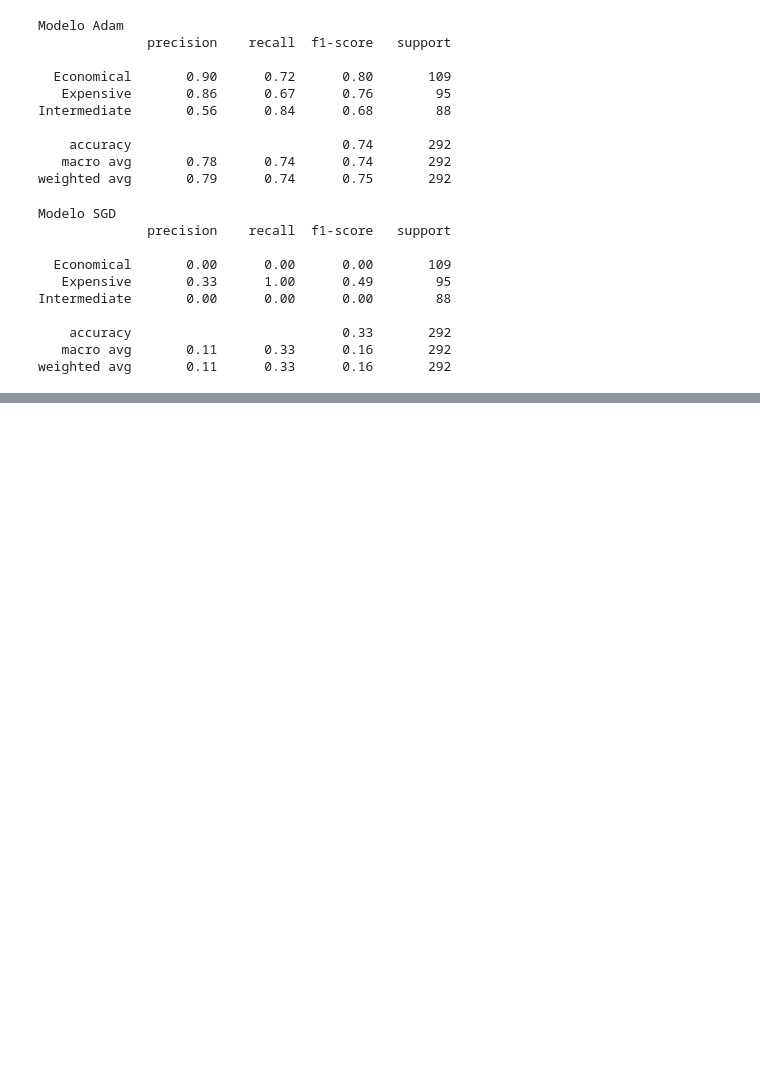
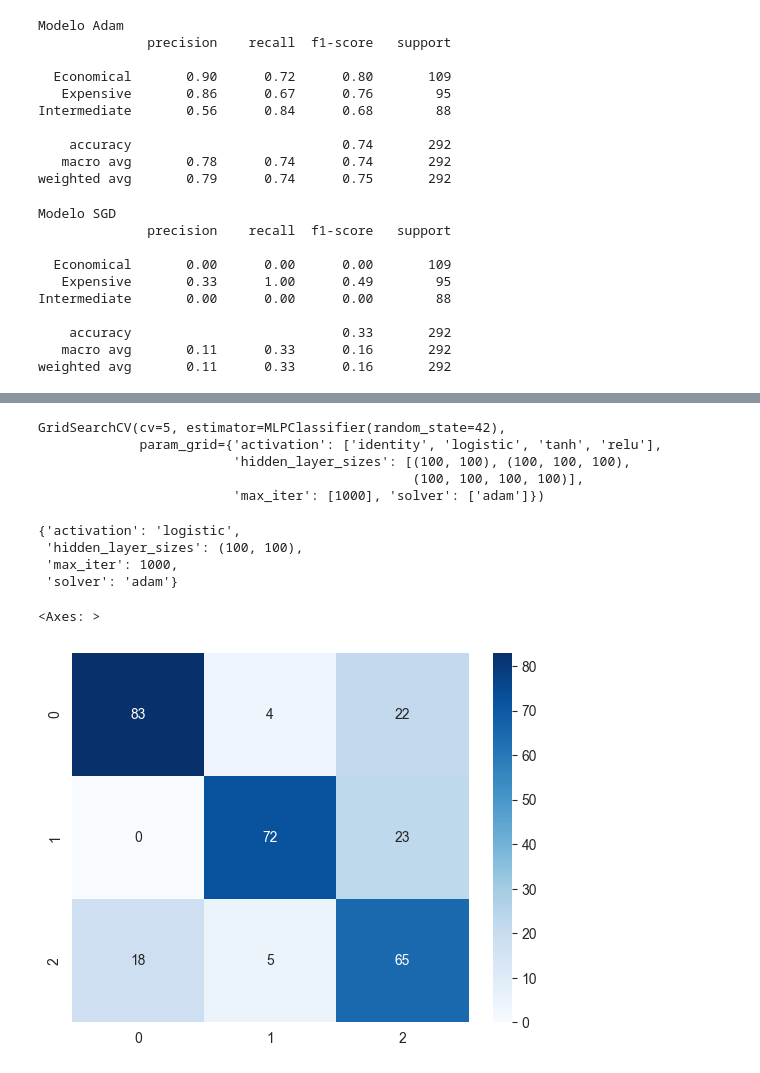
Before and after one commit to FerEsq/DM-House-Sale-Price-Predictor, a Jupyter notebook: RNA.ipynb, the cells around one changed output, grey strips where cells are left out. Drawn from its saved outputs; the diff is of its cells as text; code cells hidden in the pictures; blank space fills up the shorter version.

Commit message:
8. Parameter Tunning

```diff
--- a/RNA.ipynb
+++ b/RNA.ipynb
@@ -267,0 +279,26 @@ No hay _overfitting_ y el desempeño del modelo que implementa SGD deja mucho qu
+# %%
+grid_search = GridSearchCV(MLPClassifier(random_state=42), param_grid, cv=5)
+# %%
+grid_search.fit(X_train, y_train)
+# %% [output]
+GridSearchCV(cv=5, estimator=MLPClassifier(random_state=42),
+             param_grid={'activation': ['identity', 'logistic', 'tanh', 'relu'],
+                         'hidden_layer_sizes': [(100, 100), (100, 100, 100),
+                                                (100, 100, 100, 100)],
+                         'max_iter': [1000], 'solver': ['adam']})
+# %%
+grid_search.best_params_
+# %% [output]
+{'activation': 'logistic',
+ 'hidden_layer_sizes': (100, 100),
+ 'max_iter': 1000,
+ 'solver': 'adam'}
+# %%
+y_pred_adam_tuned = grid_search.predict(X_test)
+# %%
+confusion_matrix_adam_tuned = confusion_matrix(y_test, y_pred_adam_tuned)
+# %%
+sns.heatmap(confusion_matrix_adam_tuned, annot=True, fmt='d', cmap='Blues')
+# %% [output]
+<Axes: >
+[figure, added]
```
Also changed, not shown: parts of 5 cells of this notebook.
